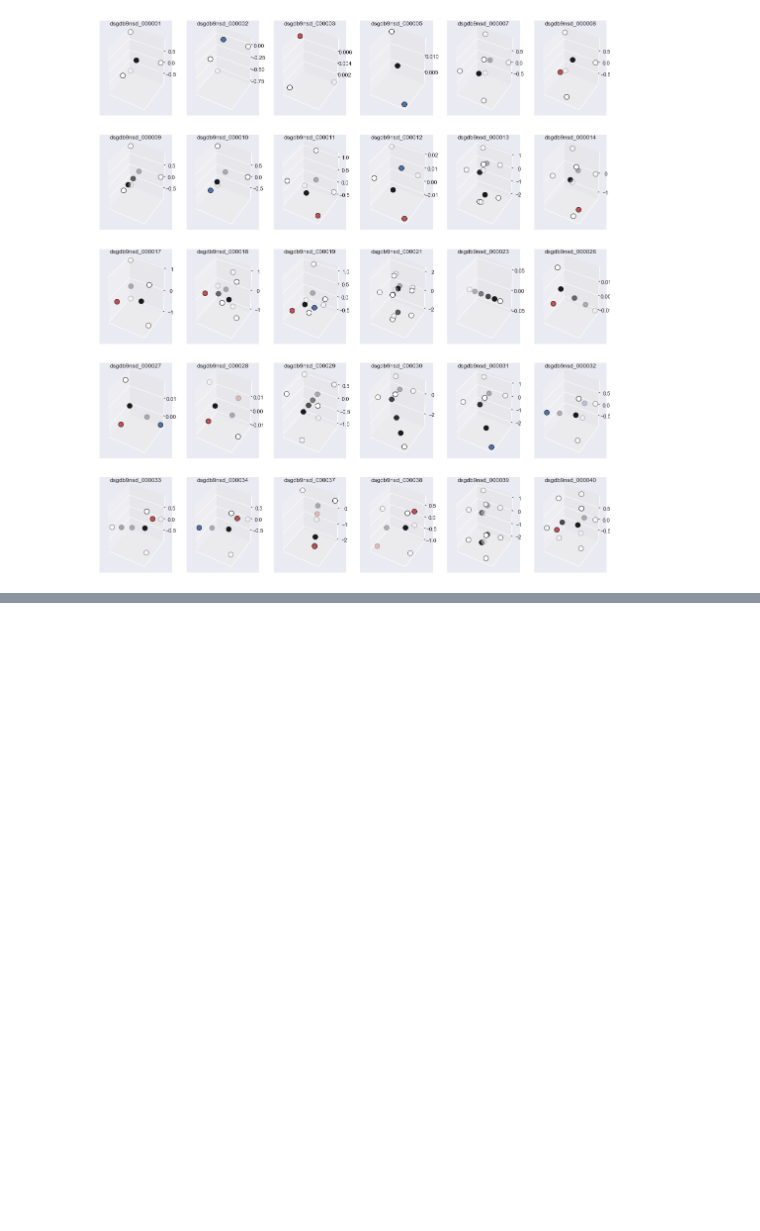
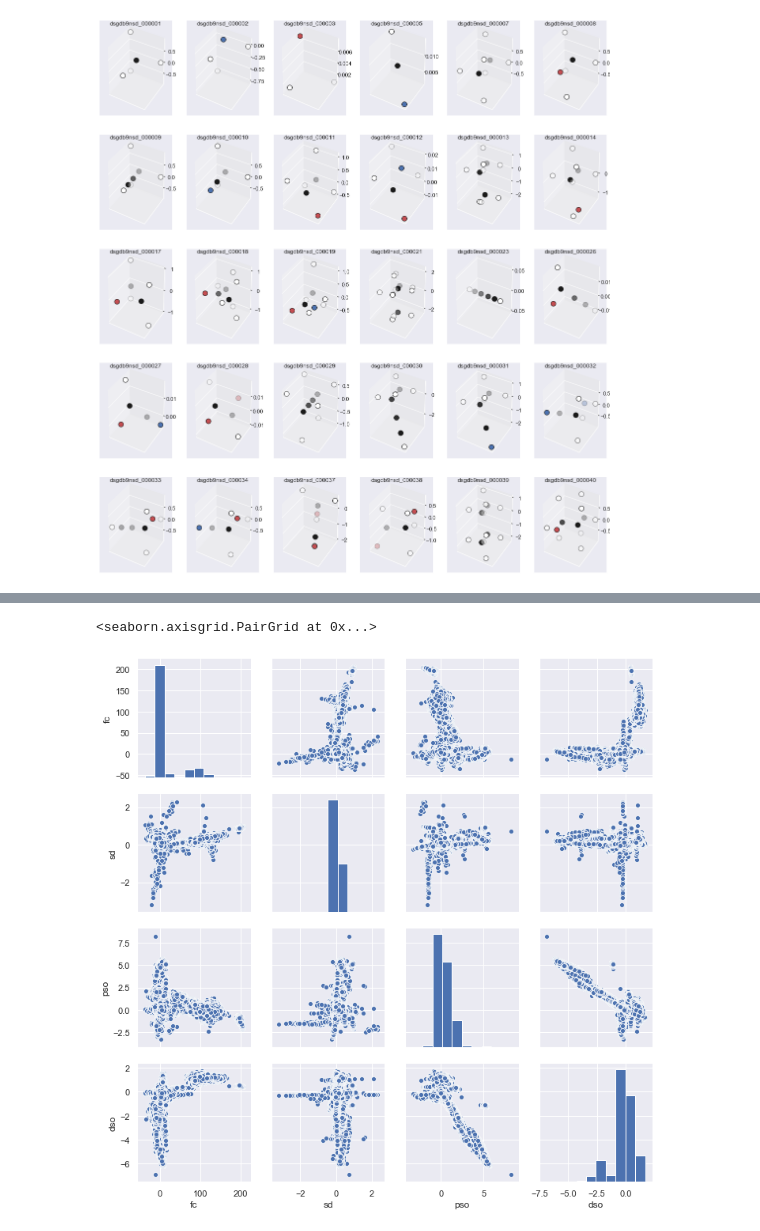
Before and after one commit to dhdzmota/particle_properties, a Jupyter notebook: Particles.ipynb, the cells around one changed output, grey strips where cells are left out. Cells and saved outputs as stored; diff of their text form; code cells hidden in the pictures; blank space fills up the shorter version.

```diff
--- a/Particles.ipynb
+++ b/Particles.ipynb
@@ -198,0 +250,3 @@ plt.show()
+# %%
+scc = scalar_coupling_contributions
+scc['scalar_coupling_constant'] = scc['fc']+scc['sd']+scc['pso']+scc['dso']
@@ -198,0 +260,5 @@ plt.show()
+# %%
+sns.pairplot(scc[['fc','sd','pso','dso','type']])
+# %% [output]
+<seaborn.axisgrid.PairGrid at 0x...>
+[figure, added]
```
Also changed, not shown: parts of 12 cells of this notebook.
